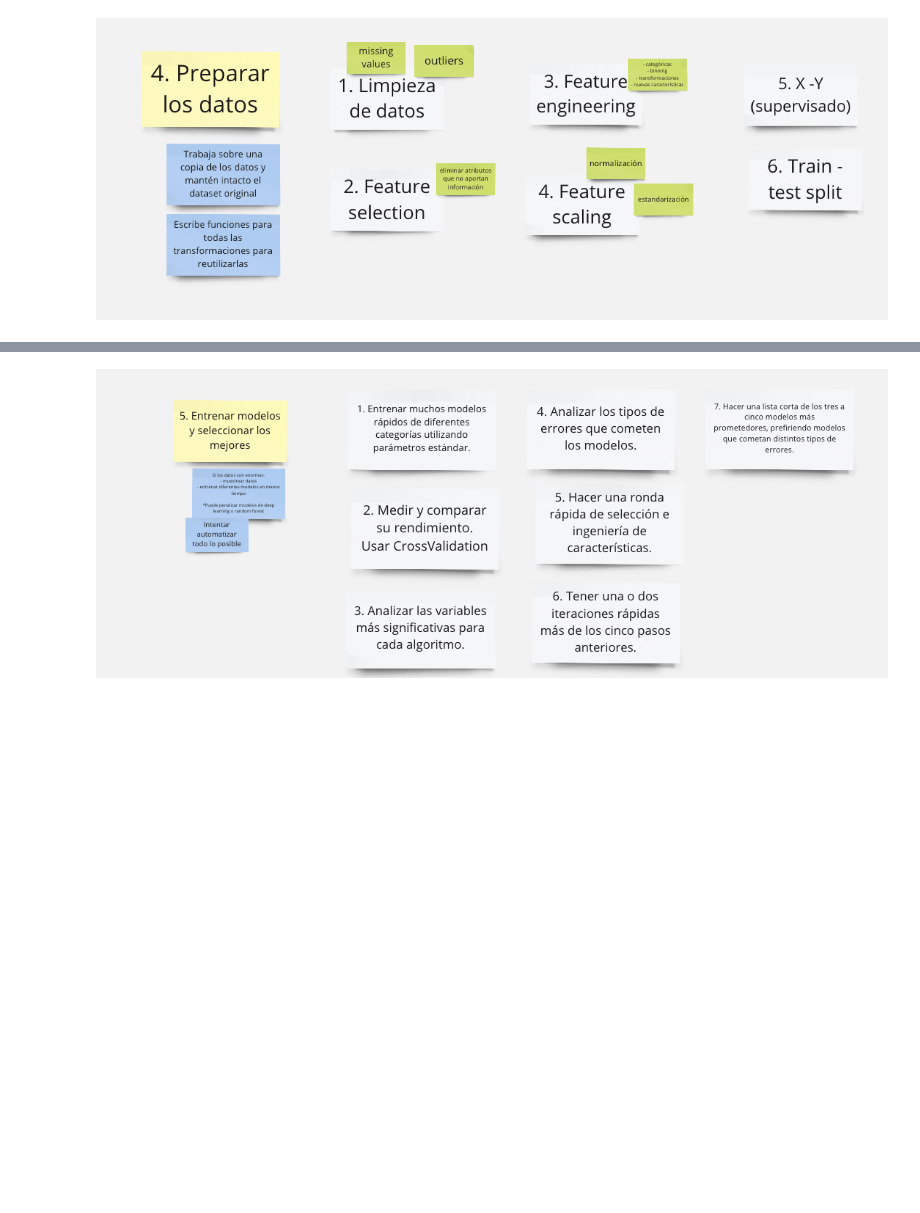
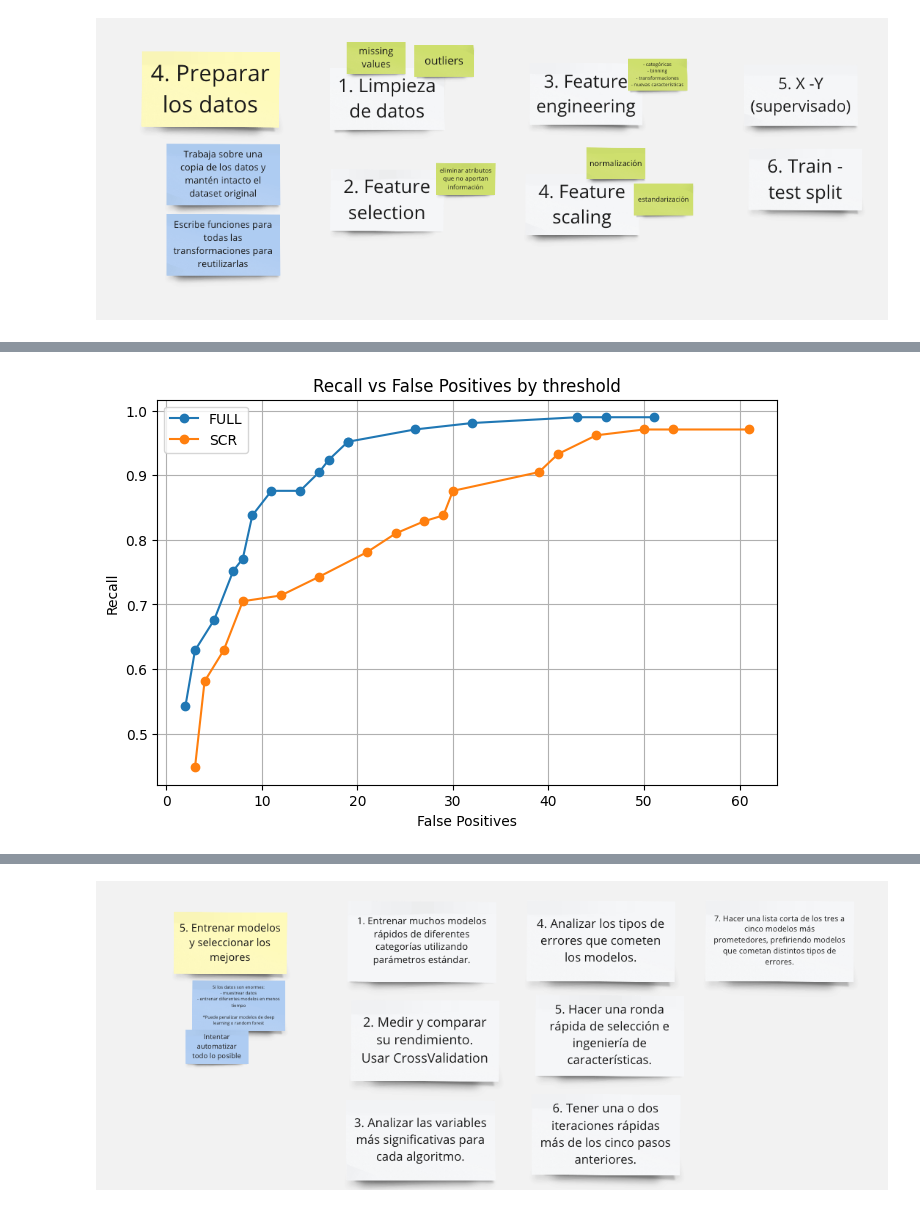
Before and after one commit to RuloML/Heart-disease-prediction, a Jupyter notebook: Heart_disease_prediction.ipynb, the cells around one changed output, grey strips where cells are left out. Cells and saved outputs as stored; diff of their text form; code cells hidden in the pictures; blank space fills up the shorter version.

```diff
--- a/Heart_disease_prediction.ipynb
+++ b/Heart_disease_prediction.ipynb
@@ -693,0 +1256,29 @@ Circulation (AHA Journal): Historical and contemporary perspectives on angina pe
+# %%
+#Evaluate metrics for diferent thresholds ( Fix a 93% minimum)
+
+import numpy as np
+import pandas as pd
+from sklearn.metrics import confusion_matrix, recall_score, precision_score
+
+def eval_thresholds(y_true, y_prob, label):
+    rows = []
+    for t in np.arange(0.1, 0.91, 0.05):
+        y_pred = (y_prob >= t).astype(int)
+        tn, fp, fn, tp = confusion_matrix(y_true, y_pred).ravel()
+        recall = tp / (tp + fn)
+        precision = tp / (tp + fp) if (tp + fp) > 0 else 0
+        rows.append({
+            "model": label,
+            "threshold": round(t, 2),
+            "recall": round(recall, 3),
+            "precision": round(precision, 3),
+            "FN": fn,
+            "FP": fp
+        })
+    return pd.DataFrame(rows)
+
+df_full_thr = eval_thresholds(y_test, y_prob_full, "FULL")
+df_scr_thr  = eval_thresholds(y_test, y_prob_scr, "SCR")
+
+df_thr = pd.concat([df_full_thr, df_scr_thr])
+df_thr
@@ -693,0 +1339,16 @@ Circulation (AHA Journal): Historical and contemporary perspectives on angina pe
+# %%
+import matplotlib.pyplot as plt
+
+plt.figure(figsize=(8,5))
+
+for label, dfm in df_thr.groupby("model"):
+    plt.plot(dfm["FP"], dfm["recall"], marker="o", label=label)
+
+plt.xlabel("False Positives")
+plt.ylabel("Recall")
+plt.title("Recall vs False Positives by threshold")
+plt.legend()
+plt.grid(True)
+plt.show()
+# %% [output]
+[figure, added]
```
Also changed, not shown: parts of 65 cells of this notebook.
